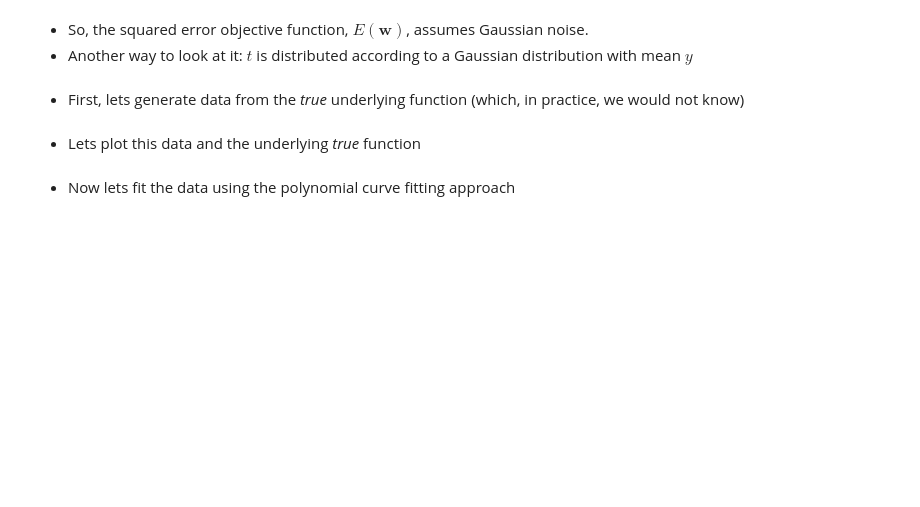
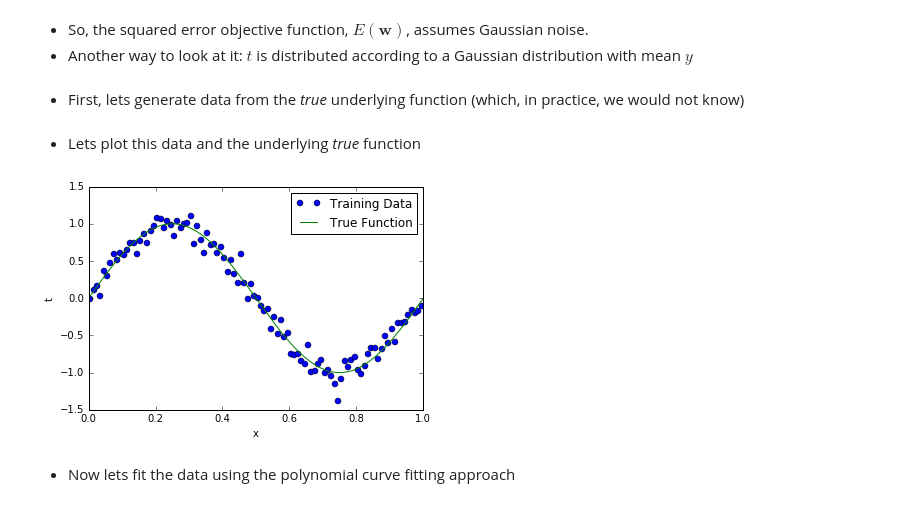
Before and after one commit to sawahashi3/LectureNotes, a Jupyter notebook: Lecture01_PolyReg/Lecture 01 - Review of some Linear Algebra and Introduction to Overfitting and Underfitting.ipynb, the cells around one changed output. Drawn from its saved outputs; the diff is of its cells as text; code cells hidden in the pictures; blank space fills up the shorter version.

```diff
--- a/Lecture01_PolyReg/Lecture 01 - Review of some Linear Algebra and Introduction to Overfitting and Underfitting.ipynb
+++ b/Lecture01_PolyReg/Lecture 01 - Review of some Linear Algebra and Introduction to Overfitting and Underfitting.ipynb
@@ -232,7 +271,7 @@ def generateUniformData(N, l, u, gVar):
 
 l = 0
 u = 1
-N = 10
+N = 100
 gVar = .1
 data_uniform  = np.array(generateUniformData(N, l, u, gVar)).T
 # %% [markdown]
@@ -240,34 +279,36 @@ data_uniform  = np.array(generateUniformData(N, l, u, gVar)).T
 # %%
 import matplotlib.pyplot as plt
 import textwrap
 %matplotlib inline
 
 fig = plt.figure()
 
 def plotData(x1,t1,x2,t2,x3=None,t3=None,legend=[]):
 
     #plot everything
-    p2 = plt.plot(x1, t1, 'bo') #plot training data
-    p1 = plt.plot(x2, t2, 'g') #plot true value
+    p1 = plt.plot(x1, t1, 'bo') #plot training data
+    p2 = plt.plot(x2, t2, 'g') #plot true value
     if(x3 is not None):
         p3 = plt.plot(x3, t3, 'r') #plot training data
 
     #add title, legend and axes labels
     plt.ylabel('t') #label x and y axes
     plt.xlabel('x')
 
     if(x3 is None):
         plt.legend((p1[0],p2[0]),legend)
     else:
         plt.legend((p1[0],p2[0],p3[0]),legend)
 
 x1 = data_uniform[:,0]
 t1 = data_uniform[:,1]
 
 x2 = np.arange(l,u,0.001)  #get equally spaced points in the xrange
 t2 = np.sin(2*math.pi*x2) #compute the true function value
 
-plotData(x1, t1, x2, t2,legend=['True Function', 'Training Data'])
+plotData(x1, t1, x2, t2,legend=['Training Data', 'True Function'])
+# %% [output]
+[figure, added]
 # %% [markdown]
 * Now lets fit the data using the polynomial curve fitting approach
 # %%
```
Also changed, not shown: parts of 12 cells of this notebook.
